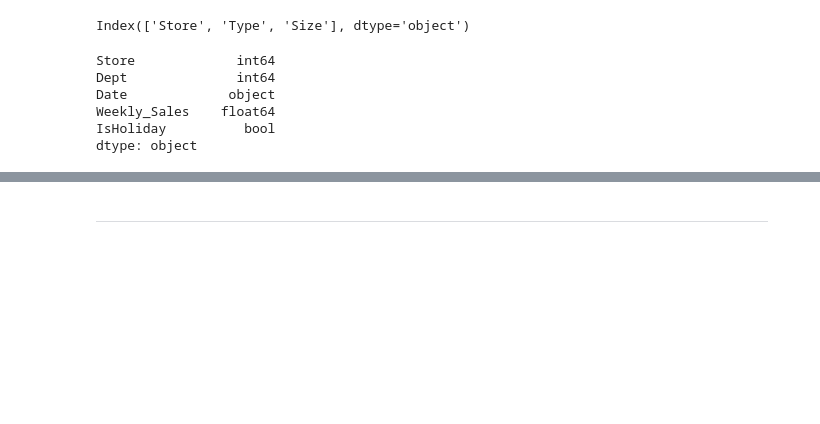
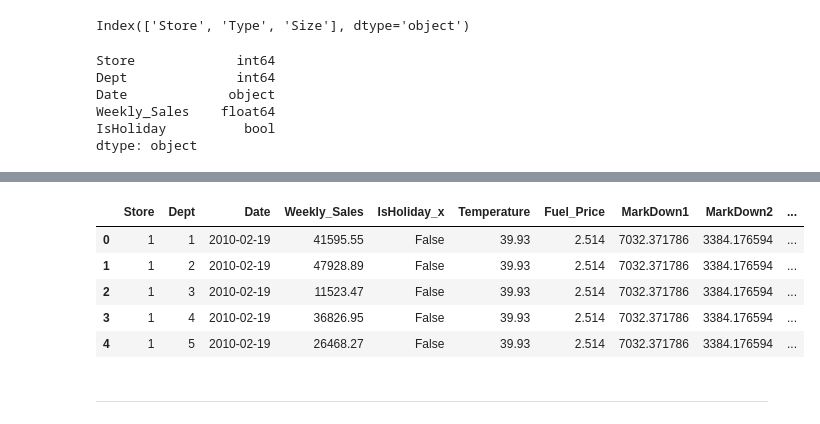
Before and after one commit to Hasnain-S1/hackathon-1, a Jupyter notebook: jupyter_notebooks/Notebook_Template.ipynb, the cells around one changed output, grey strips where cells are left out. Saved outputs shown, nothing was run; the diff lists cells and outputs as text; code cells hidden in the pictures; blank space fills up the shorter version.

```diff
--- a/jupyter_notebooks/Notebook_Template.ipynb
+++ b/jupyter_notebooks/Notebook_Template.ipynb
@@ -216,3 +217,6 @@ Date             object
 Weekly_Sales    float64
 IsHoliday          bool
 dtype: object
+# %%
+cleaned_features = pd.read_csv("/workspace/hackathon-1/Cleaned_Features_data_set.csv")
+print(cleaned_features.dtypes)
@@ -218,0 +244,4 @@ dtype: object
+# %%
+stores['Type'] = stores['Type'].astype('category')
+print(stores.dtypes)
+# changed 'type' to a category
@@ -218,0 +257,4 @@ dtype: object
+# %%
+sales['Date'] = pd.to_datetime(sales['Date'], errors='coerce')
+sales.dtypes
+# changed 'date' to date and time
@@ -218,0 +268,4 @@ dtype: object
+# %%
+cleaned_features['Date'] = pd.to_datetime(cleaned_features['Date'], errors='coerce')
+cleaned_features.dtypes
+#also converted 'date' into date and time
@@ -219,3 +286,14 @@ dtype: object
+# %%
+merged_sales_features = pd.merge(sales, cleaned_features, on=['Store', 'Date'], how= 'inner' )
+final_merge = pd.merge(merged_sales_features, stores, on='Store', how= 'inner')
+final_merge.head()
+# %% [output]
+|  | Store | Dept | Date | Weekly_Sales | IsHoliday_x | Temperature | Fuel_Price | MarkDown1 | MarkDown2 | ... |
+| 0 | 1 | 1 | 2010-02-19 | 41595.55 | False | 39.93 | 2.514 | 7032.371786 | 3384.176594 | ... |
+| 1 | 1 | 2 | 2010-02-19 | 47928.89 | False | 39.93 | 2.514 | 7032.371786 | 3384.176594 | ... |
+| 2 | 1 | 3 | 2010-02-19 | 11523.47 | False | 39.93 | 2.514 | 7032.371786 | 3384.176594 | ... |
+| 3 | 1 | 4 | 2010-02-19 | 36826.95 | False | 39.93 | 2.514 | 7032.371786 | 3384.176594 | ... |
+| 4 | 1 | 5 | 2010-02-19 | 26468.27 | False | 39.93 | 2.514 | 7032.371786 | 3384.176594 | ... |
 # %% [markdown]
 ---
 # %% [markdown]
```
Also changed, not shown: parts of 10 cells of this notebook.
